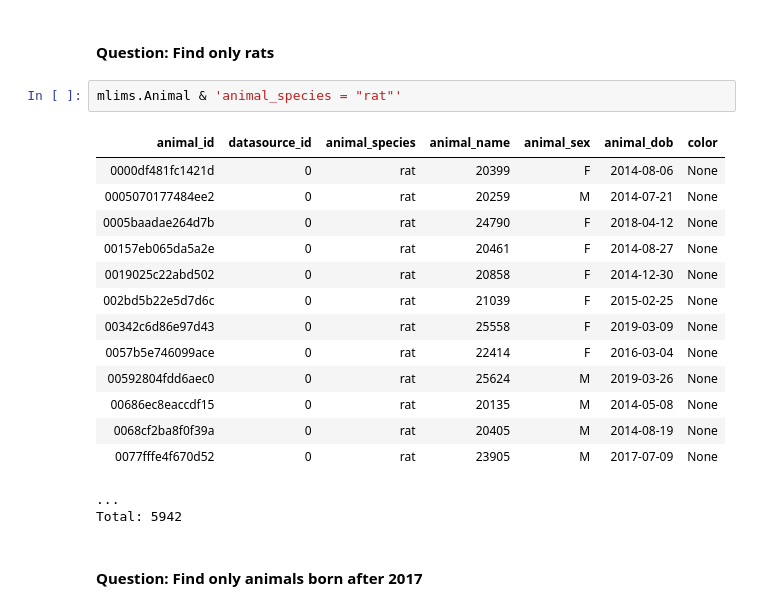
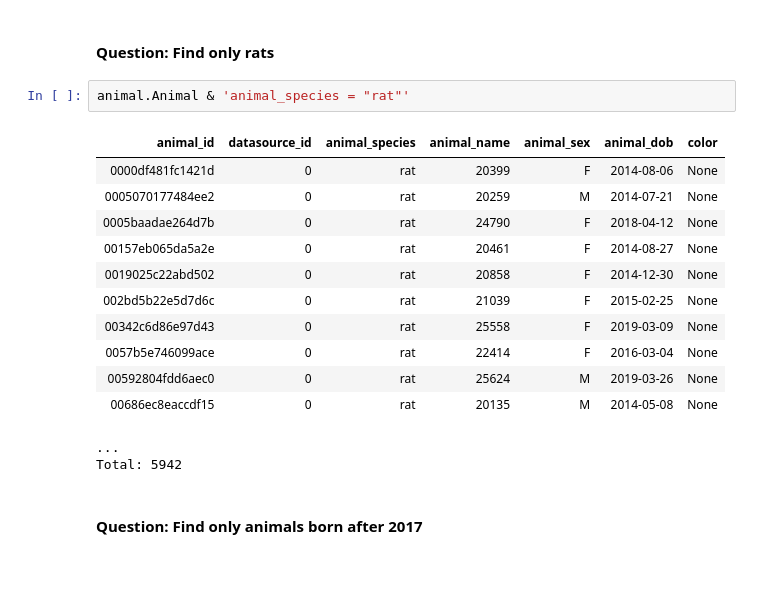
Before and after one commit to kavli-ntnu/dj-docs, a Jupyter notebook: notebooks/The_Ephys_Pipeline.ipynb, the cells around one changed output. Saved outputs shown, nothing was run; the diff lists cells and outputs as text; blank space fills up the shorter version.

```diff
--- a/notebooks/The_Ephys_Pipeline.ipynb
+++ b/notebooks/The_Ephys_Pipeline.ipynb
@@ -56,21 +52,19 @@ In DataJoint, you can probe into or **query** tables to get a specific subset of
 # %% [markdown]
 #### Question: Find only rats
 # %%
-mlims.Animal & 'animal_species = "rat"'
+animal.Animal & 'animal_species = "rat"'
 # %% [output]
 | animal_id | datasource_id | animal_species | animal_name | animal_sex | animal_dob | color |
 | 0000df481fc1421d | 0 | rat | 20399 | F | 2014-08-06 | None |
 | 0005070177484ee2 | 0 | rat | 20259 | M | 2014-07-21 | None |
 | 0005baadae264d7b | 0 | rat | 24790 | F | 2018-04-12 | None |
 | 00157eb065da5a2e | 0 | rat | 20461 | F | 2014-08-27 | None |
 | 0019025c22abd502 | 0 | rat | 20858 | F | 2014-12-30 | None |
 | 002bd5b22e5d7d6c | 0 | rat | 21039 | F | 2015-02-25 | None |
 | 00342c6d86e97d43 | 0 | rat | 25558 | F | 2019-03-09 | None |
 | 0057b5e746099ace | 0 | rat | 22414 | F | 2016-03-04 | None |
 | 00592804fdd6aec0 | 0 | rat | 25624 | M | 2019-03-26 | None |
 | 00686ec8eaccdf15 | 0 | rat | 20135 | M | 2014-05-08 | None |
-| 0068cf2ba8f0f39a | 0 | rat | 20405 | M | 2014-08-19 | None |
-| 0077fffe4f670d52 | 0 | rat | 23905 | M | 2017-07-09 | None |
 ...
 Total: 5942
 # %% [markdown]
```
Also changed, not shown: parts of 64 cells of this notebook, 13 other files.
